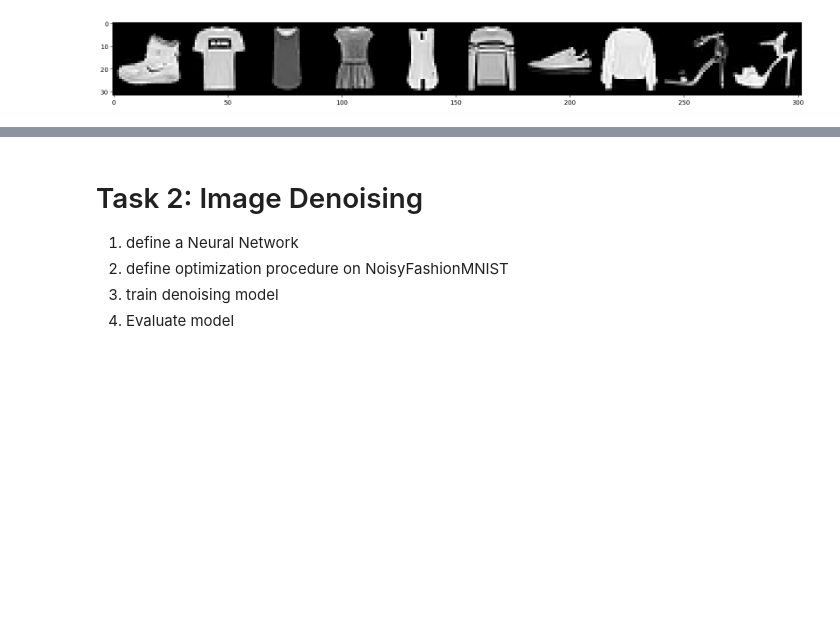
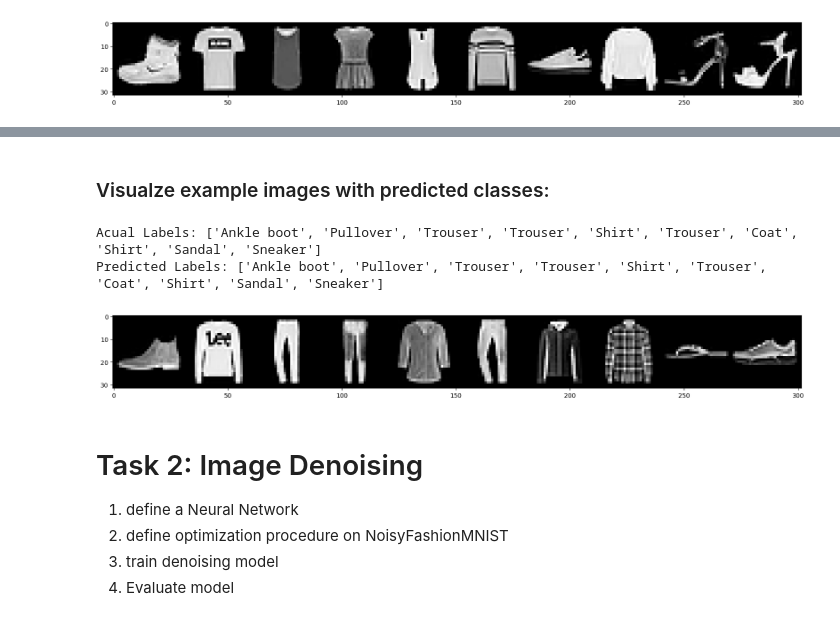
Before and after one commit to Mo20DE/AIA, a Jupyter notebook: Exercise 4/Exercise4.ipynb, the cells around one changed output, grey strips where cells are left out. Drawn from its saved outputs; the diff is of its cells as text; code cells hidden in the pictures; blank space fills up the shorter version.

```diff
--- a/Exercise 4/Exercise4.ipynb
+++ b/Exercise 4/Exercise4.ipynb
@@ -143,3 +263,19 @@ KeyboardInterrupt:
+# %% [markdown]
+### Visualze example images with predicted classes:
+# %%
+k = 10
+x = [test_dataset1[i][0] for i in range(k)]
+labels = [idx_to_class[test_dataset1[i][1]] for i in range(k)]
+print(f"Acual Labels: {labels}")
+print(f"Predicted Labels: {[all_classes[pred_class] for pred_class in y_pred[:k]]}")
+
+plt.figure(figsize=(20, 10))
+show(torchvision.utils.make_grid(x, nrow=10))
+plt.show()
+# %% [output]
+Acual Labels: ['Ankle boot', 'Pullover', 'Trouser', 'Trouser', 'Shirt', 'Trouser', 'Coat', 'Shirt', 'Sandal', 'Sneaker']
+Predicted Labels: ['Ankle boot', 'Pullover', 'Trouser', 'Trouser', 'Shirt', 'Trouser', 'Coat', 'Shirt', 'Sandal', 'Sneaker']
+[figure, added]
 # %% [markdown]
 # Task 2: Image Denoising
 1. define a Neural Network
```
Also changed, not shown: parts of 62 cells of this notebook.
